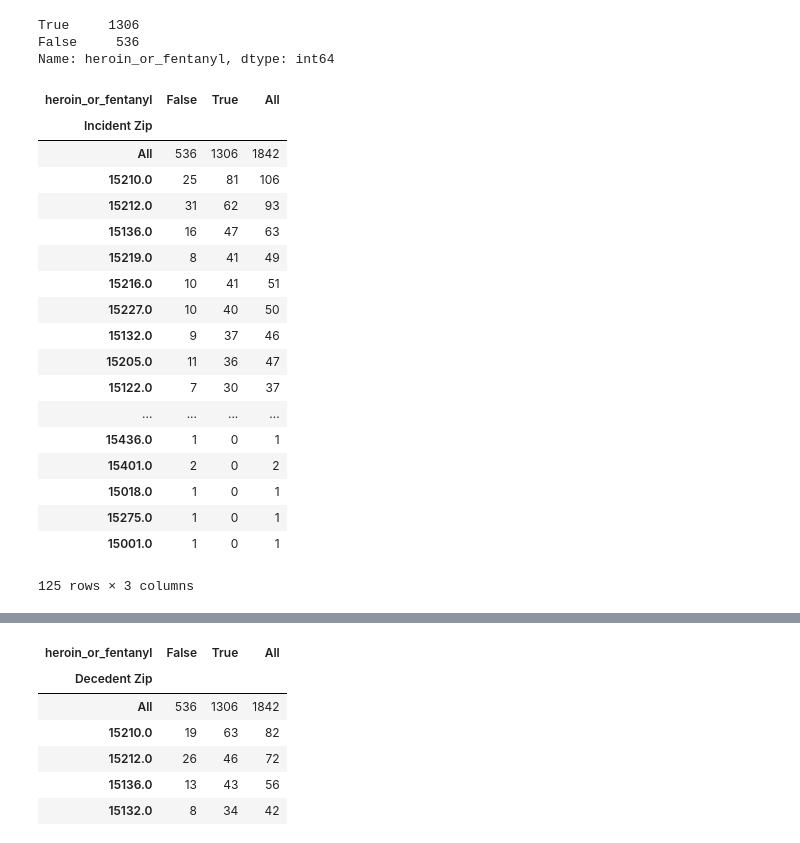
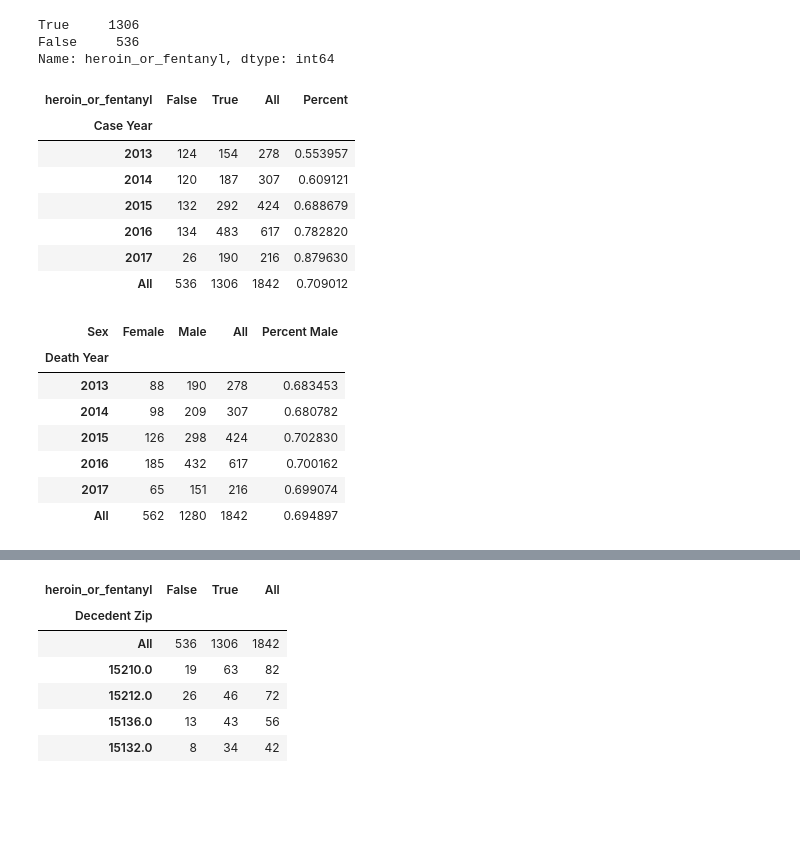
Before and after one commit to spcotter/allegheny-county-overdoses, a Jupyter notebook: Allegheny County Overdoses 2013-2017.ipynb, the cells around one changed output, grey strips where cells are left out. Saved outputs shown, nothing was run; the diff lists cells and outputs as text; code cells hidden in the pictures; blank space fills up the shorter version.

Commit message:
More data exploration.

```diff
--- a/Allegheny County Overdoses 2013-2017.ipynb
+++ b/Allegheny County Overdoses 2013-2017.ipynb
@@ -57,0 +62,6 @@ Name: Case Year, dtype: int64
+# %%
+data['Death Year'] = pandas.to_datetime(data['Death Date']).dt.year
+data['Death Month'] = pandas.to_datetime(data['Death Date']).dt.month
+data['Death Year and Month'] = data['Death Year'].map(str) + '-' + data['Death Month'].map(lambda s: str(s).zfill(2))
+year_mo_x_od = pandas.crosstab(data['Death Year and Month'], True)
+year_mo_x_od
@@ -125,25 +154,28 @@ True     1306
 False     536
 Name: heroin_or_fentanyl, dtype: int64
 # %%
-incident_zip_x_od = pandas.crosstab(data['Incident Zip'], data['heroin_or_fentanyl'], margins=True)
-incident_zip_x_od.sort_values(True, ascending=False)
+year_x_od = pandas.crosstab(data['Case Year'], data['heroin_or_fentanyl'], margins=True)
+year_x_od['Percent'] = year_x_od[True] / year_x_od['All']
+year_x_od
 # %% [output]
-| heroin_or_fentanyl | False | True | All |
-| Incident Zip |  |  |  |
-| All | 536 | 1306 | 1842 |
-| 15210.0 | 25 | 81 | 106 |
-| 15212.0 | 31 | 62 | 93 |
-| 15136.0 | 16 | 47 | 63 |
-| 15219.0 | 8 | 41 | 49 |
-| 15216.0 | 10 | 41 | 51 |
-| 15227.0 | 10 | 40 | 50 |
-| 15132.0 | 9 | 37 | 46 |
-| 15205.0 | 11 | 36 | 47 |
-| 15122.0 | 7 | 30 | 37 |
-| ... | ... | ... | ... |
-| 15436.0 | 1 | 0 | 1 |
-| 15401.0 | 2 | 0 | 2 |
-| 15018.0 | 1 | 0 | 1 |
-| 15275.0 | 1 | 0 | 1 |
-| 15001.0 | 1 | 0 | 1 |
+| heroin_or_fentanyl | False | True | All | Percent |
+| Case Year |  |  |  |  |
+| 2013 | 124 | 154 | 278 | 0.553957 |
+| 2014 | 120 | 187 | 307 | 0.609121 |
+| 2015 | 132 | 292 | 424 | 0.688679 |
+| 2016 | 134 | 483 | 617 | 0.782820 |
+| 2017 | 26 | 190 | 216 | 0.879630 |
+| All | 536 | 1306 | 1842 | 0.709012 |
-125 rows × 3 columns
+# %%
+death_year_x_sex = pandas.crosstab(data['Death Year'], data['Sex'], margins=True)
+death_year_x_sex['Percent Male'] = death_year_x_sex['Male'] / death_year_x_sex['All']
+death_year_x_sex
+# %% [output]
+| Sex | Female | Male | All | Percent Male |
+| Death Year |  |  |  |  |
+| 2013 | 88 | 190 | 278 | 0.683453 |
+| 2014 | 98 | 209 | 307 | 0.680782 |
+| 2015 | 126 | 298 | 424 | 0.702830 |
+| 2016 | 185 | 432 | 617 | 0.700162 |
+| 2017 | 65 | 151 | 216 | 0.699074 |
+| All | 562 | 1280 | 1842 | 0.694897 |
```
Also changed, not shown: parts of 12 cells of this notebook, 1 other file.
